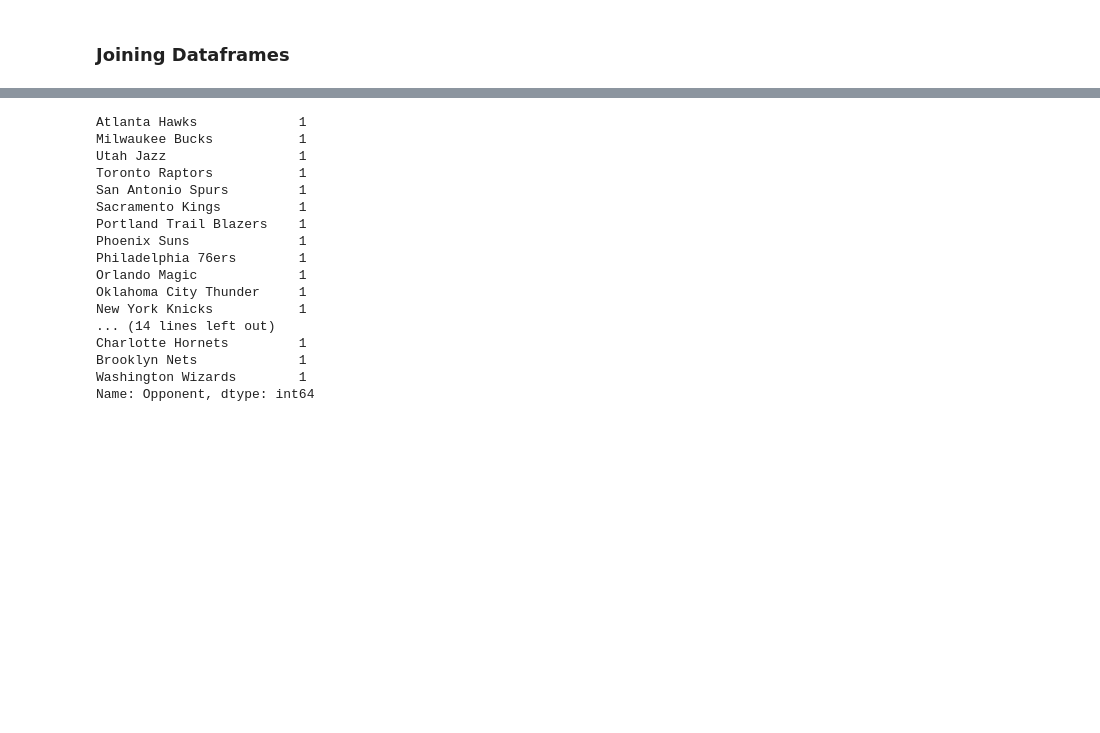
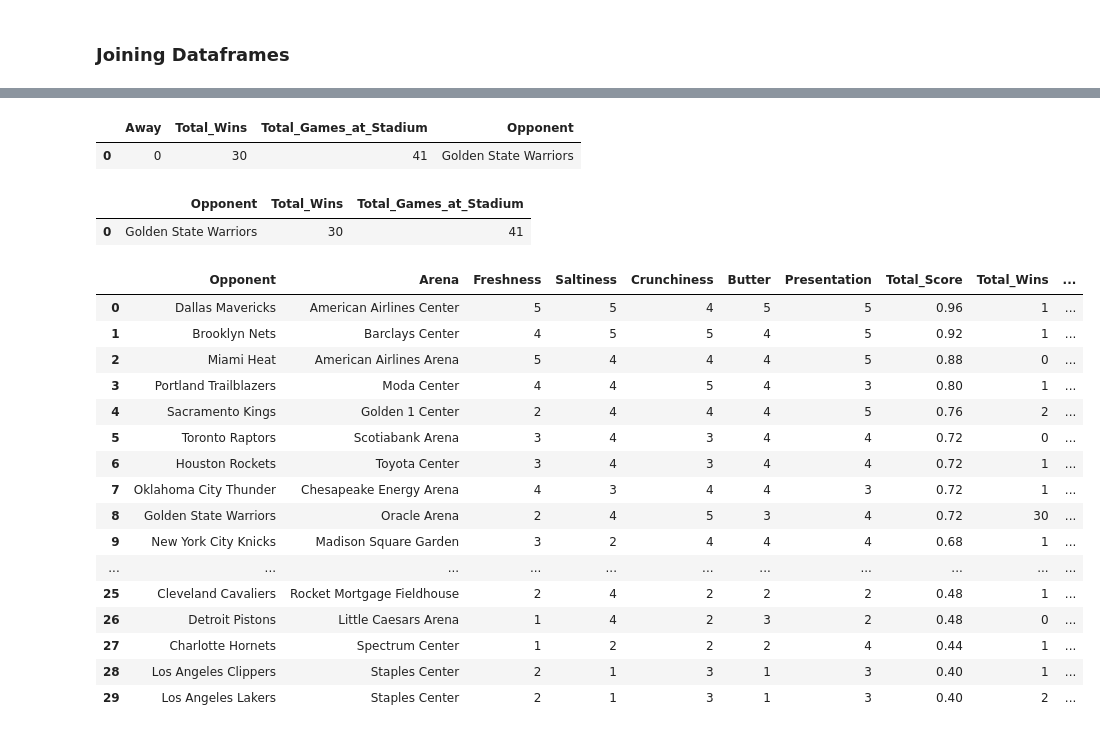
Before and after one commit to georgiannajames/Steph-Curry-Popcorn-Ranking-Analysis, a Jupyter notebook: Analysis.ipynb, the cells around one changed output, grey strips where cells are left out. Drawn from its saved outputs; the diff is of its cells as text; code cells hidden in the pictures; blank space fills up the shorter version.

```diff
--- a/Analysis.ipynb
+++ b/Analysis.ipynb
@@ -199,20 +271,0 @@ popcorn_ratings.query("Opponent == 'Los Angeles Clippers/Lakers'")
-# %%
-results_per_stadium['Opponent'].value_counts()
-# %% [output]
-Atlanta Hawks             1
-Milwaukee Bucks           1
-Utah Jazz                 1
-Toronto Raptors           1
-San Antonio Spurs         1
-Sacramento Kings          1
-Portland Trail Blazers    1
-Phoenix Suns              1
-Philadelphia 76ers        1
-Orlando Magic             1
-Oklahoma City Thunder     1
-New York Knicks           1
-... (14 lines left out)
-Charlotte Hornets         1
-Brooklyn Nets             1
-Washington Wizards        1
-Name: Opponent, dtype: int64
@@ -218,0 +277,37 @@ Name: Opponent, dtype: int64
+# %%
+home_stats.reset_index(inplace=True)
+# %%
+home_stats['Opponent'] = 'Golden State Warriors'
+home_stats.head()
+# %% [output]
+|  | Away | Total_Wins | Total_Games_at_Stadium | Opponent |
+| 0 | 0 | 30 | 41 | Golden State Warriors |
+# %%
+home_stats = home_stats[['Opponent', 'Total_Wins', 'Total_Games_at_Stadium']]
+home_stats.head()
+# %% [output]
+|  | Opponent | Total_Wins | Total_Games_at_Stadium |
+| 0 | Golden State Warriors | 30 | 41 |
+# %%
+results_per_stadium = pd.concat([results_per_stadium, home_stats])
+# %%
+results_and_popcorn_ratings = popcorn_ratings.merge(results_per_stadium,how='outer', on='Opponent')
+results_and_popcorn_ratings
+# %% [output]
+|  | Opponent | Arena | Freshness | Saltiness | Crunchiness | Butter | Presentation | Total_Score | Total_Wins | ... |
+| 0 | Dallas Mavericks | American Airlines Center | 5 | 5 | 4 | 5 | 5 | 0.96 | 1 | ... |
+| 1 | Brooklyn Nets | Barclays Center | 4 | 5 | 5 | 4 | 5 | 0.92 | 1 | ... |
+| 2 | Miami Heat | American Airlines Arena | 5 | 4 | 4 | 4 | 5 | 0.88 | 0 | ... |
+| 3 | Portland Trailblazers | Moda Center | 4 | 4 | 5 | 4 | 3 | 0.80 | 1 | ... |
+| 4 | Sacramento Kings | Golden 1 Center | 2 | 4 | 4 | 4 | 5 | 0.76 | 2 | ... |
+| 5 | Toronto Raptors | Scotiabank Arena | 3 | 4 | 3 | 4 | 4 | 0.72 | 0 | ... |
+| 6 | Houston Rockets | Toyota Center | 3 | 4 | 3 | 4 | 4 | 0.72 | 1 | ... |
+| 7 | Oklahoma City Thunder | Chesapeake Energy Arena | 4 | 3 | 4 | 4 | 3 | 0.72 | 1 | ... |
+| 8 | Golden State Warriors | Oracle Arena | 2 | 4 | 5 | 3 | 4 | 0.72 | 30 | ... |
+| 9 | New York City Knicks | Madison Square Garden | 3 | 2 | 4 | 4 | 4 | 0.68 | 1 | ... |
+| ... | ... | ... | ... | ... | ... | ... | ... | ... | ... | ... |
+| 25 | Cleveland Cavaliers | Rocket Mortgage Fieldhouse | 2 | 4 | 2 | 2 | 2 | 0.48 | 1 | ... |
+| 26 | Detroit Pistons | Little Caesars Arena | 1 | 4 | 2 | 3 | 2 | 0.48 | 0 | ... |
+| 27 | Charlotte Hornets | Spectrum Center | 1 | 2 | 2 | 2 | 4 | 0.44 | 1 | ... |
+| 28 | Los Angeles Clippers | Staples Center | 2 | 1 | 3 | 1 | 3 | 0.40 | 1 | ... |
+| 29 | Los Angeles Lakers | Staples Center | 2 | 1 | 3 | 1 | 3 | 0.40 | 2 | ... |
```
Also changed, not shown: parts of 24 cells of this notebook, 3 other files.
